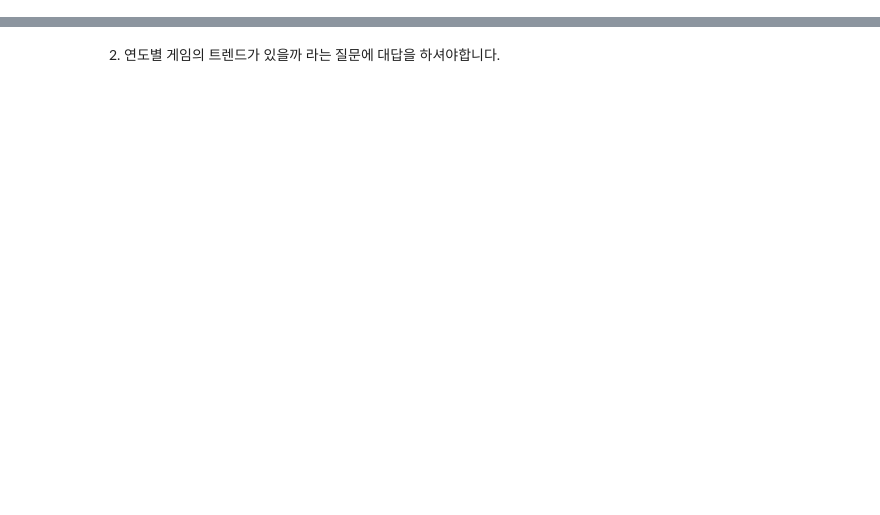
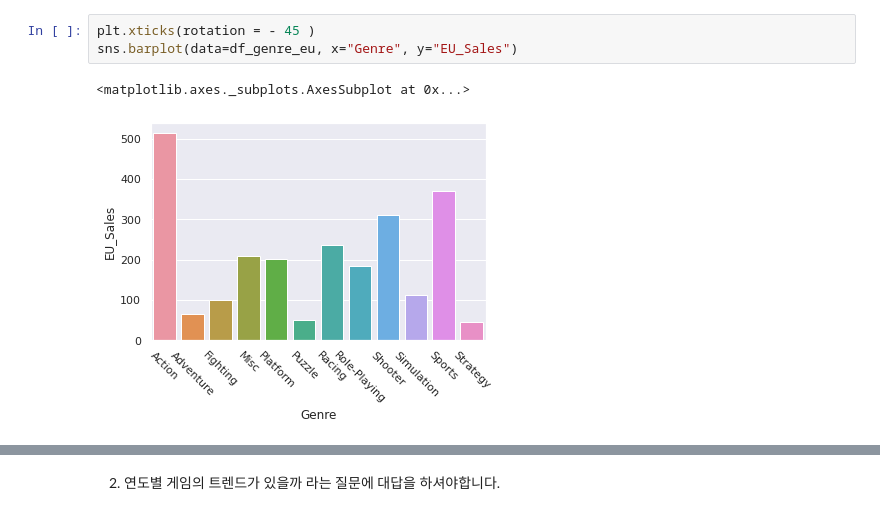
Before and after one commit to theplace75/Section_project1, a Jupyter notebook: Untitled1.ipynb, the cells around one changed output, grey strips where cells are left out. Cells and saved outputs as stored; diff of their text form; blank space fills up the shorter version.

```diff
--- a/Untitled1.ipynb
+++ b/Untitled1.ipynb
@@ -52,0 +221,6 @@ df1 #장르가 결측치?
+# %%
+plt.xticks(rotation = - 45 )
+sns.barplot(data=df_genre_eu, x="Genre", y="EU_Sales")
+# %% [output]
+<matplotlib.axes._subplots.AxesSubplot at 0x...>
+[figure, added]
```
Also changed, not shown: parts of 31 cells of this notebook.
